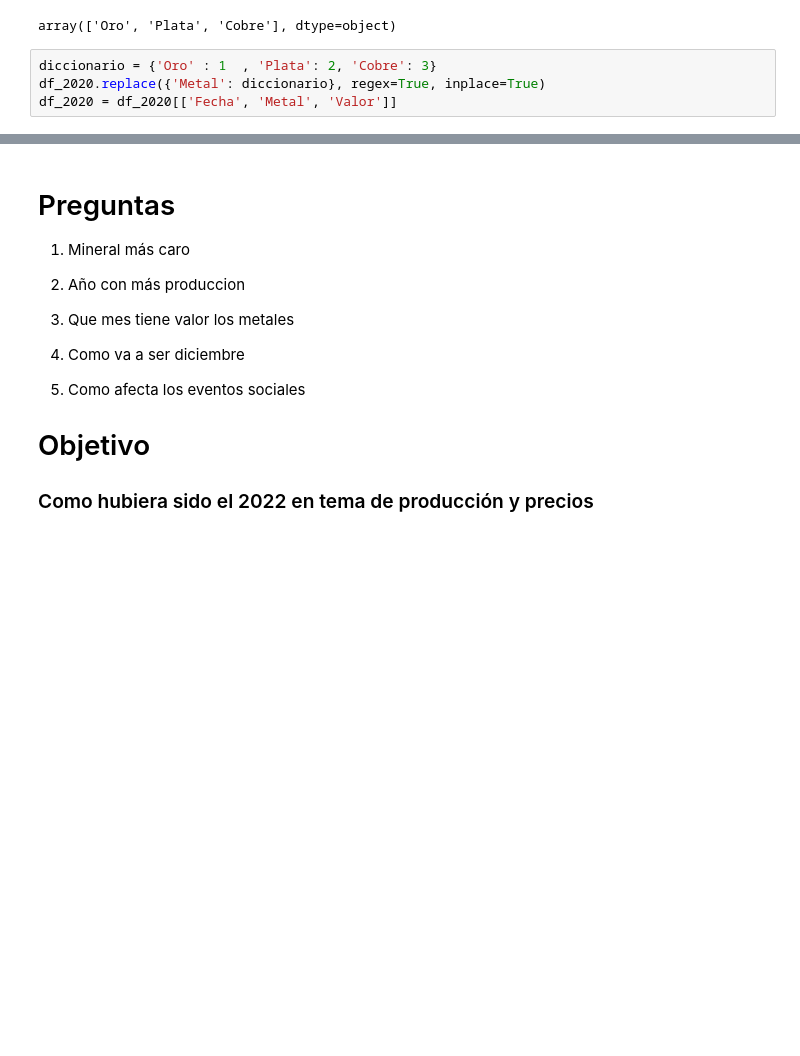
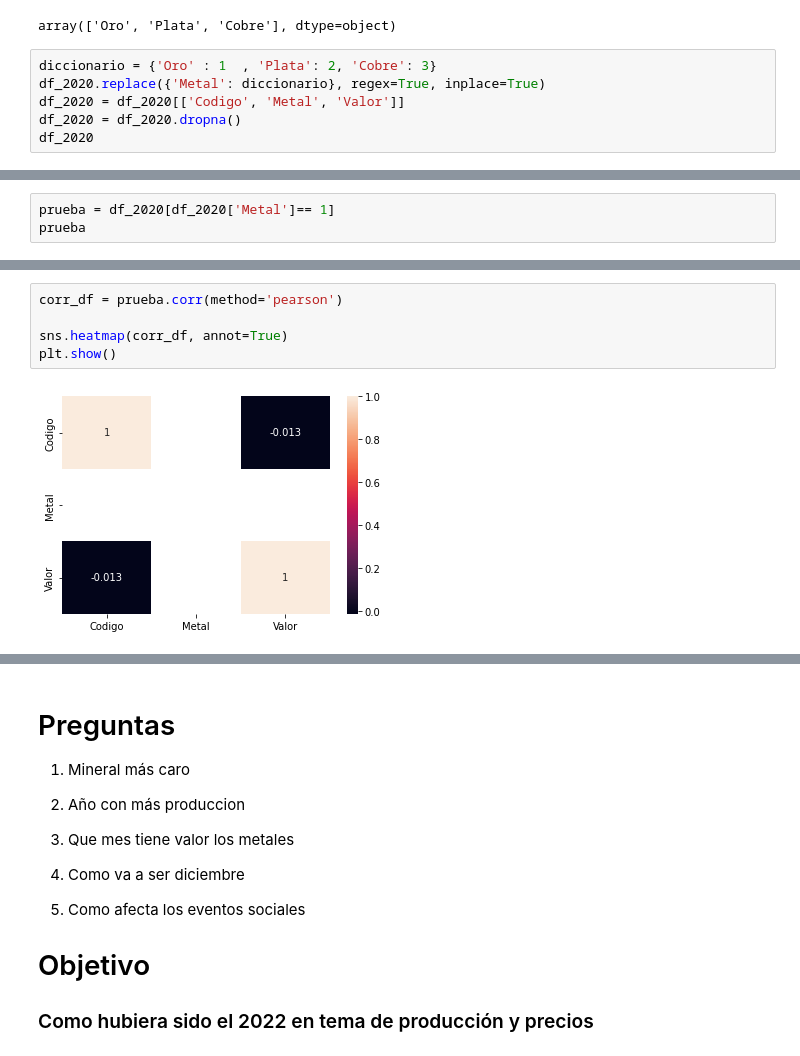
Before and after one commit to ThareauB/Proyecto-libertadores, a Jupyter notebook: mineria.ipynb, the cells around one changed output, grey strips where cells are left out. Saved outputs shown, nothing was run; the diff lists cells and outputs as text; blank space fills up the shorter version.

```diff
--- a/mineria.ipynb
+++ b/mineria.ipynb
@@ -190,4 +212,6 @@ array(['Oro', 'Plata', 'Cobre'], dtype=object)
 # %%
 diccionario = {'Oro' : 1  , 'Plata': 2, 'Cobre': 3}
 df_2020.replace({'Metal': diccionario}, regex=True, inplace=True)
-df_2020 = df_2020[['Fecha', 'Metal', 'Valor']]
+df_2020 = df_2020[['Codigo', 'Metal', 'Valor']]
+df_2020 = df_2020.dropna()
+df_2020
@@ -193,0 +232,3 @@ df_2020 = df_2020[['Fecha', 'Metal', 'Valor']]
+# %%
+prueba = df_2020[df_2020['Metal']== 1]
+prueba
@@ -194,3 +249,10 @@ df_2020 = df_2020[['Fecha', 'Metal', 'Valor']]
+# %%
+corr_df = prueba.corr(method='pearson')
+
+sns.heatmap(corr_df, annot=True)
+plt.show()
+# %% [output]
+[figure, added]
 # %%
 predic_2020=LinearRegression()
 train,test = train_test_split(df_2020, test_size=0.2 , random_state=42)
```
Also changed, not shown: parts of 13 cells of this notebook.
